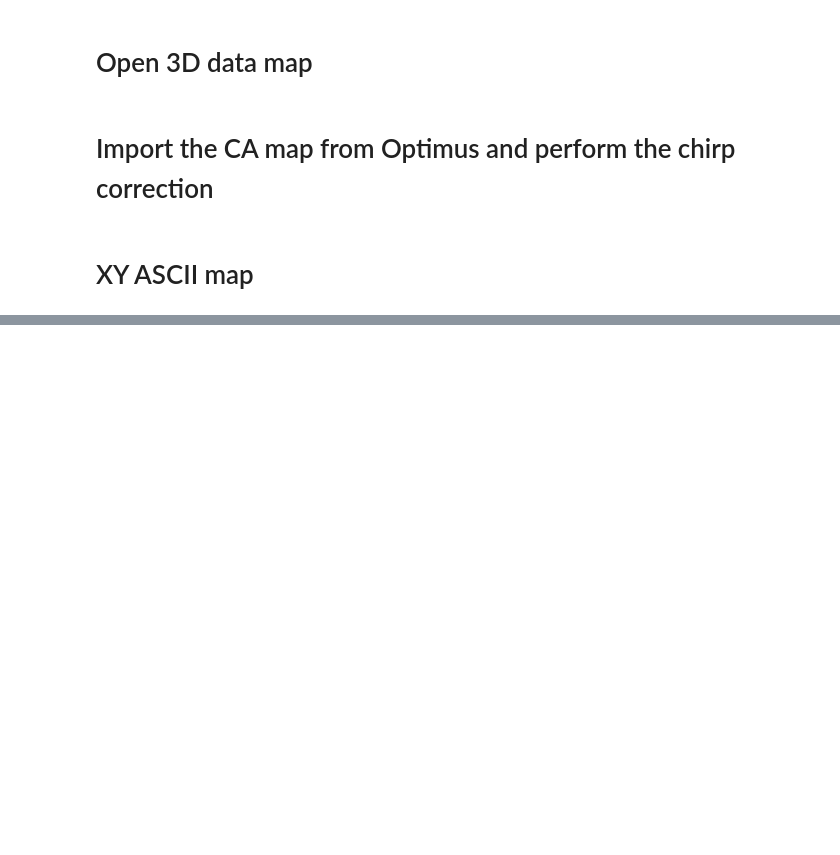
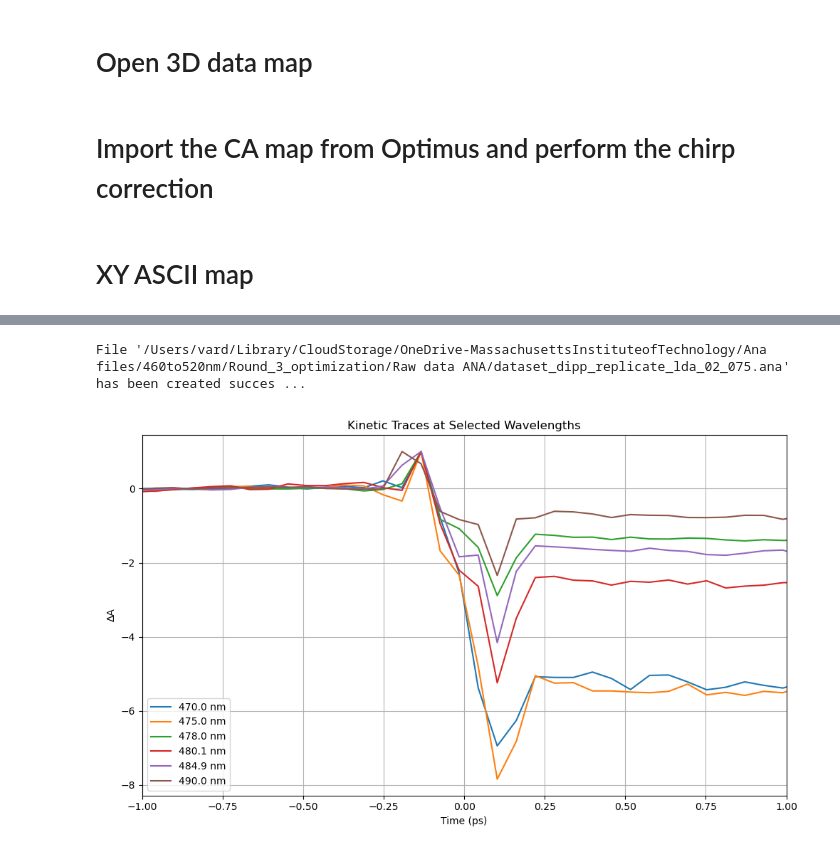
Before and after one commit to SchlauCohenLab/Arthur-s-code-, a Jupyter notebook: Data_Analysis/Analysis_Optimus_results.ipynb, the cells around one changed output, grey strips where cells are left out. Drawn from its saved outputs; the diff is of its cells as text; code cells hidden in the pictures; blank space fills up the shorter version.

```diff
--- a/Data_Analysis/Analysis_Optimus_results.ipynb
+++ b/Data_Analysis/Analysis_Optimus_results.ipynb
@@ -398,0 +382,58 @@ File 'Cu(dchtmp)_afterLDA.ana' has been created successfully.
+# %%
+# Define the filename
+filename ='/Users/vard/Library/CloudStorage/OneDrive-MassachusettsInstituteofTechnology/Ana files/460to520nm/Round_3_optimization/Raw data ANA/dataset_dipp_replicate_lda_02_075.ana'
+# Open the file for writing
+with open(filename, 'w') as f:
+    # Write the header
+    f.write("%FILENAME={}\n".format(filename))
+    f.write("%DATATYPE=TAVIS\n")
+    f.write("%NUMBERSCANS=1\n")
+    f.write("%TIMESCALE=ps\n")
+
+    # Write the time list
+    f.write("%TIMELIST={}\n".format(" ".join(f"{value:.2f}" for value in dataset.time.values)))
+
+    # Write the wavelength list
+    f.write("%WAVELENGTHLIST={}\n".format(" ".join(f"{value:.2f}" for value in dataset.spectral.values)))
+
+    # Write the intensity matrix
+    intensity_matrix = dataset.data.values  # Get the intensity values
+    i = 0
+    for row in intensity_matrix:
+        if i == 0:
+            f.write("%INTENSITYMATRIX=\n {}\n".format(" ".join(f"{value:.5f}" for value in row)))
+            i = i+1
+        else:
+            f.write("{}\n".format(" ".join(f"{value:.5f}" for value in row)))
+
+print(f"File '{filename}' has been created successfully.")
+# %% [output]
+File '/Users/vard/Library/CloudStorage/OneDrive-MassachusettsInstituteofTechnology/Ana files/460to520nm/Round_3_optimization/Raw data ANA/dataset_dipp_replicate_lda_02_075.ana' has been created succes ...
+# %%
+
+# List of wavelengths to plot
+selected_wavelengths = [470,475,478,480,485,490]  # change these as needed
+
+# Plot
+plt.figure(figsize=(10, 6))
+
+for wl in selected_wavelengths:
+    # Find the closest available wavelength in the data
+    nearest_wl = dataset.spectral.sel(spectral=wl, method="nearest").item()
+
+    # Extract the kinetic trace
+    trace = dataset.sel(spectral=nearest_wl)
+
+    # Plot
+    plt.plot(dataset.time, trace.data.values/np.nanmax(trace.data.values), label=f"{nearest_wl:.1f} nm")
+
+plt.xlabel("Time (ps)")
+plt.ylabel("∆A")
+plt.xlim(-1, 1)  # Adjust as needed
+plt.title("Kinetic Traces at Selected Wavelengths")
+plt.legend()
+plt.grid(True)
+plt.tight_layout()
+plt.show()
+# %% [output]
+[figure, added]
```
Also changed, not shown: parts of 13 cells of this notebook.
